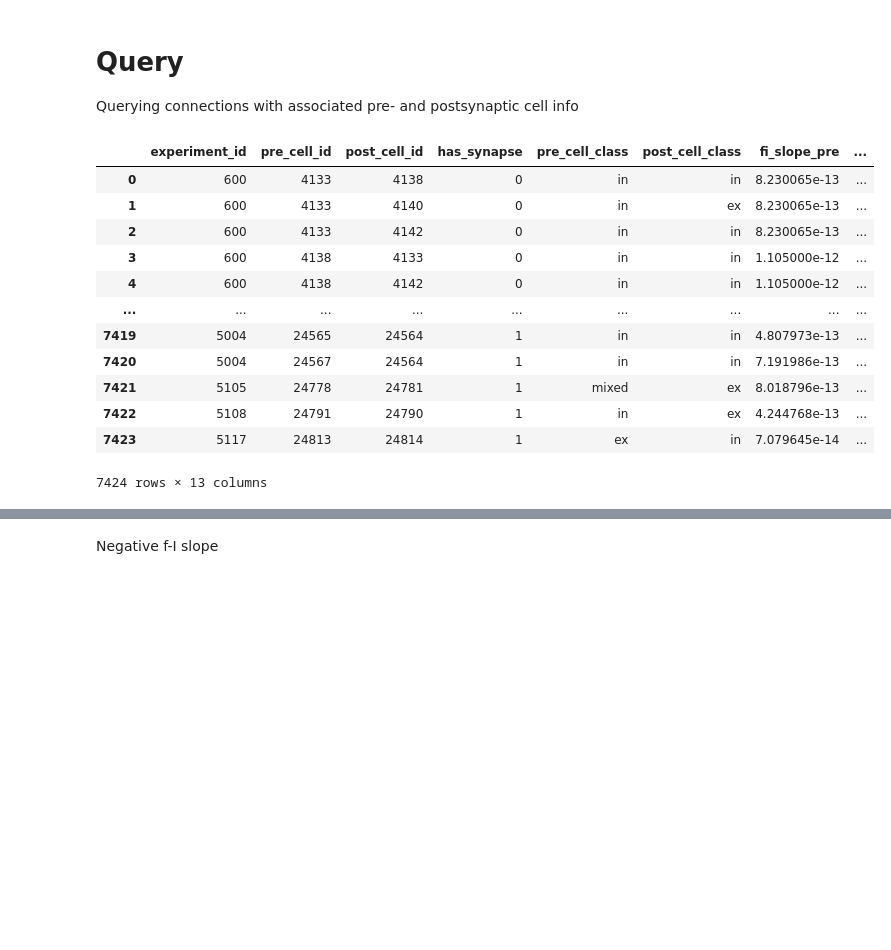
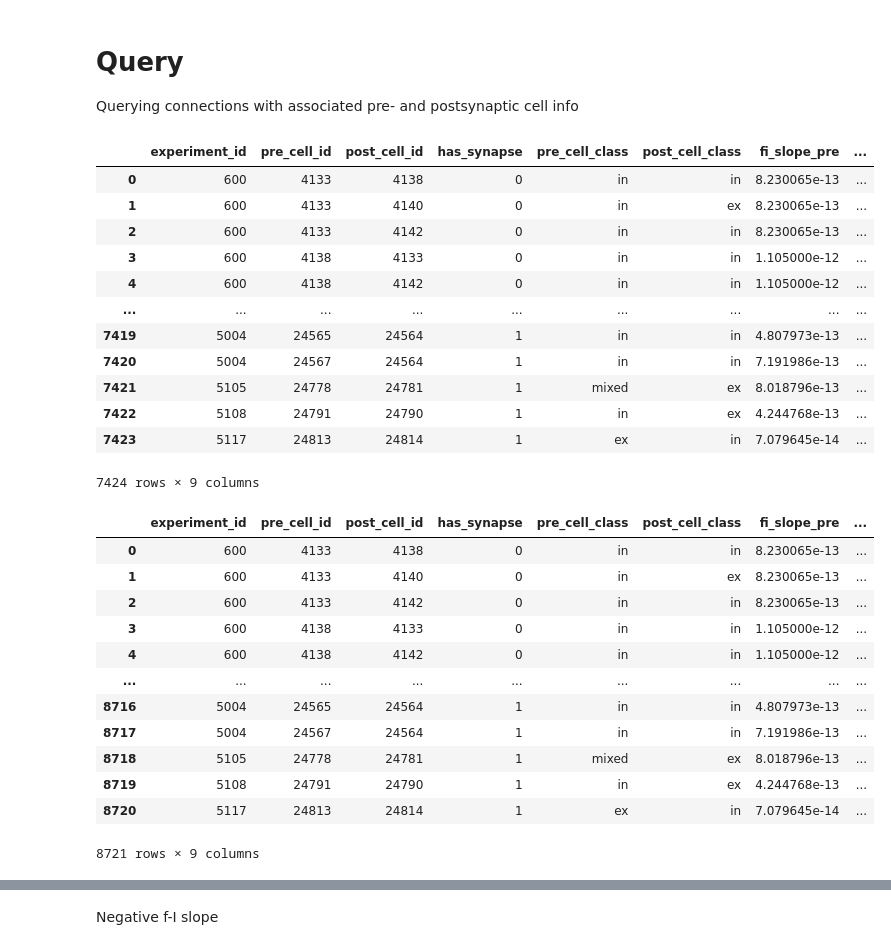
Before and after one commit to acevedomartina/HeterogeneousRNNs, a Jupyter notebook: data_analysis/psp-amplitude_fi-slope.ipynb, the cells around one changed output, grey strips where cells are left out. Cells and saved outputs as stored; diff of their text form; code cells hidden in the pictures; blank space fills up the shorter version.

```diff
--- a/data_analysis/psp-amplitude_fi-slope.ipynb
+++ b/data_analysis/psp-amplitude_fi-slope.ipynb
@@ -263,10 +263,10 @@ SELECT
     post.cell_class AS post_cell_class,
     i_pre.fi_slope  AS fi_slope_pre,   -- presynaptic fI slope
     i_post.fi_slope AS fi_slope_post,  -- postsynaptic fI slope
-    pre.cre_type AS pre_cre_type,
-    post.cre_type AS post_cre_type,
-    pre_cell_loc.cortical_layer AS pre_cortical_layer,
-    post_cell_loc.cortical_layer AS post_cortical_layer,
+    --pre.cre_type AS pre_cre_type,
+    --post.cre_type AS post_cre_type,
+    --pre_cell_loc.cortical_layer AS pre_cortical_layer,
+    --post_cell_loc.cortical_layer AS post_cortical_layer,
     CASE
         WHEN p.has_synapse = 1 THEN syn.psp_amplitude
         ELSE NULL                     -- to keep entries where there was not a synapse
@@ -311,7 +311,62 @@ df
 | 7421 | 5105 | 24778 | 24781 | 1 | mixed | ex | 8.018796e-13 | ... |
 | 7422 | 5108 | 24791 | 24790 | 1 | in | ex | 4.244768e-13 | ... |
 | 7423 | 5117 | 24813 | 24814 | 1 | ex | in | 7.079645e-14 | ... |
-7424 rows × 13 columns
+7424 rows × 9 columns
+# %%
+query = """
+
+SELECT
+    p.experiment_id,
+    p.pre_cell_id,
+    p.post_cell_id,
+    p.has_synapse,
+    pre.cell_class  AS pre_cell_class,
+    post.cell_class AS post_cell_class,
+    i_pre.fi_slope  AS fi_slope_pre,   -- presynaptic fI slope
+    i_post.fi_slope AS fi_slope_post,  -- postsynaptic fI slope
+    CASE
+        WHEN p.has_synapse = 1 THEN syn.psp_amplitude
+        ELSE NULL                     -- to keep entries where there was not a synapse
+    END AS psp_amplitude
+FROM pair AS p
+JOIN cell       AS pre   ON p.pre_cell_id  = pre.id
+JOIN cell       AS post  ON p.post_cell_id = post.id
+JOIN intrinsic  AS i_pre ON p.pre_cell_id  = i_pre.cell_id
+JOIN intrinsic  AS i_post ON p.post_cell_id = i_post.cell_id
+LEFT JOIN synapse AS syn   ON syn.pair_id = p.id          -- can be NULL
+JOIN experiment AS e     ON e.id = p.experiment_id
+JOIN slice      AS s     ON e.slice_id = s.id
+WHERE
+    s.species = 'mouse'
+    AND i_pre.fi_slope IS NOT NULL
+    AND i_post.fi_slope IS NOT NULL
+    AND p.has_synapse IS NOT NULL   -- only defined synapses
+    AND (p.has_synapse = 0 OR (p.has_synapse = 1 AND syn.psp_amplitude IS NOT NULL))  -- no included synapses where there is nan value in psp amplitude
+    ;
+
+
+        """
+
+main = pd.read_sql_query(query, con)
+df = main.copy()
+
+df.to_csv('preprocessed_data.csv', index=False)
+
+df
+# %% [output]
+|  | experiment_id | pre_cell_id | post_cell_id | has_synapse | pre_cell_class | post_cell_class | fi_slope_pre | ... |
+| 0 | 600 | 4133 | 4138 | 0 | in | in | 8.230065e-13 | ... |
+| 1 | 600 | 4133 | 4140 | 0 | in | ex | 8.230065e-13 | ... |
+| 2 | 600 | 4133 | 4142 | 0 | in | in | 8.230065e-13 | ... |
+| 3 | 600 | 4138 | 4133 | 0 | in | in | 1.105000e-12 | ... |
+| 4 | 600 | 4138 | 4142 | 0 | in | in | 1.105000e-12 | ... |
+| ... | ... | ... | ... | ... | ... | ... | ... | ... |
+| 8716 | 5004 | 24565 | 24564 | 1 | in | in | 4.807973e-13 | ... |
+| 8717 | 5004 | 24567 | 24564 | 1 | in | in | 7.191986e-13 | ... |
+| 8718 | 5105 | 24778 | 24781 | 1 | mixed | ex | 8.018796e-13 | ... |
+| 8719 | 5108 | 24791 | 24790 | 1 | in | ex | 4.244768e-13 | ... |
+| 8720 | 5117 | 24813 | 24814 | 1 | ex | in | 7.079645e-14 | ... |
+8721 rows × 9 columns
 # %%
 import pandas as pd
 
```
Also changed, not shown: parts of 1 cell of this notebook, 43 other files.
